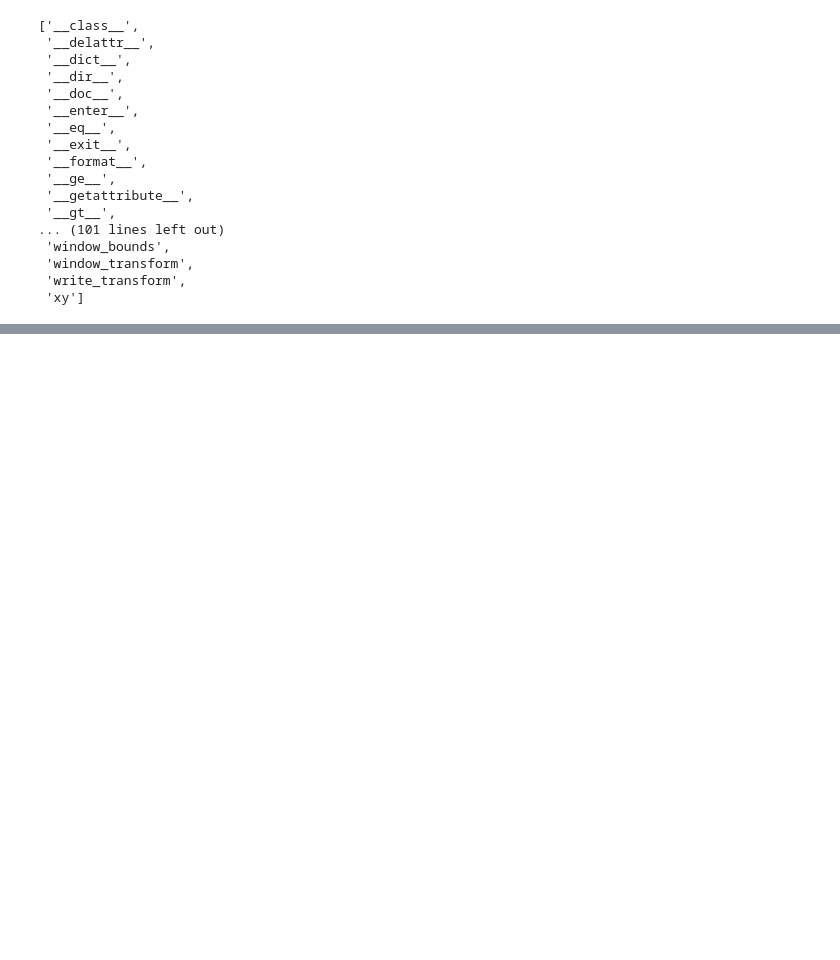
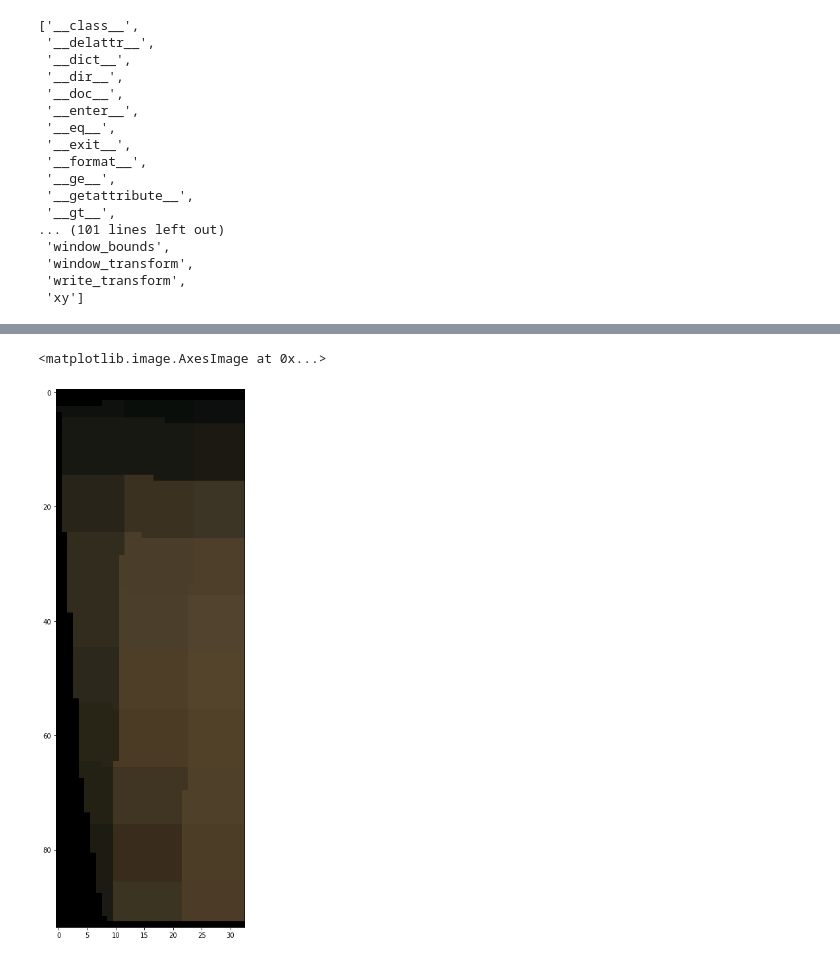
Before and after one commit to toluwajosh/plot_on_maps, a Jupyter notebook: read_tiff.ipynb, the cells around one changed output, grey strips where cells are left out. Cells and saved outputs as stored; diff of their text form; code cells hidden in the pictures; blank space fills up the shorter version.

```diff
--- a/read_tiff.ipynb
+++ b/read_tiff.ipynb
@@ -62,0 +122,8 @@ dir(lidar_dem)
+# %%
+with rio.open(tif_data_path) as lidar_dem:
+    for farm_geom in geom_df["geometry"]:
+        try:
+            out_image, out_transform = rasterio.mask.mask(lidar_dem, [farm_geom], crop=True)
+            print(out_image.shape)
+        except Exception as e:
+            continue
@@ -63,3 +148,9 @@ dir(lidar_dem)
+# %%
+fig, ax = plt.subplots(figsize=(15,15))
+ax.imshow(np.transpose(out_image, (1,2,0)))
+# %% [output]
+<matplotlib.image.AxesImage at 0x...>
+[figure, added]
 # %%
 import matplotlib.pyplot as plt
 %matplotlib inline
```
Also changed, not shown: parts of 18 cells of this notebook, 1 other file.
